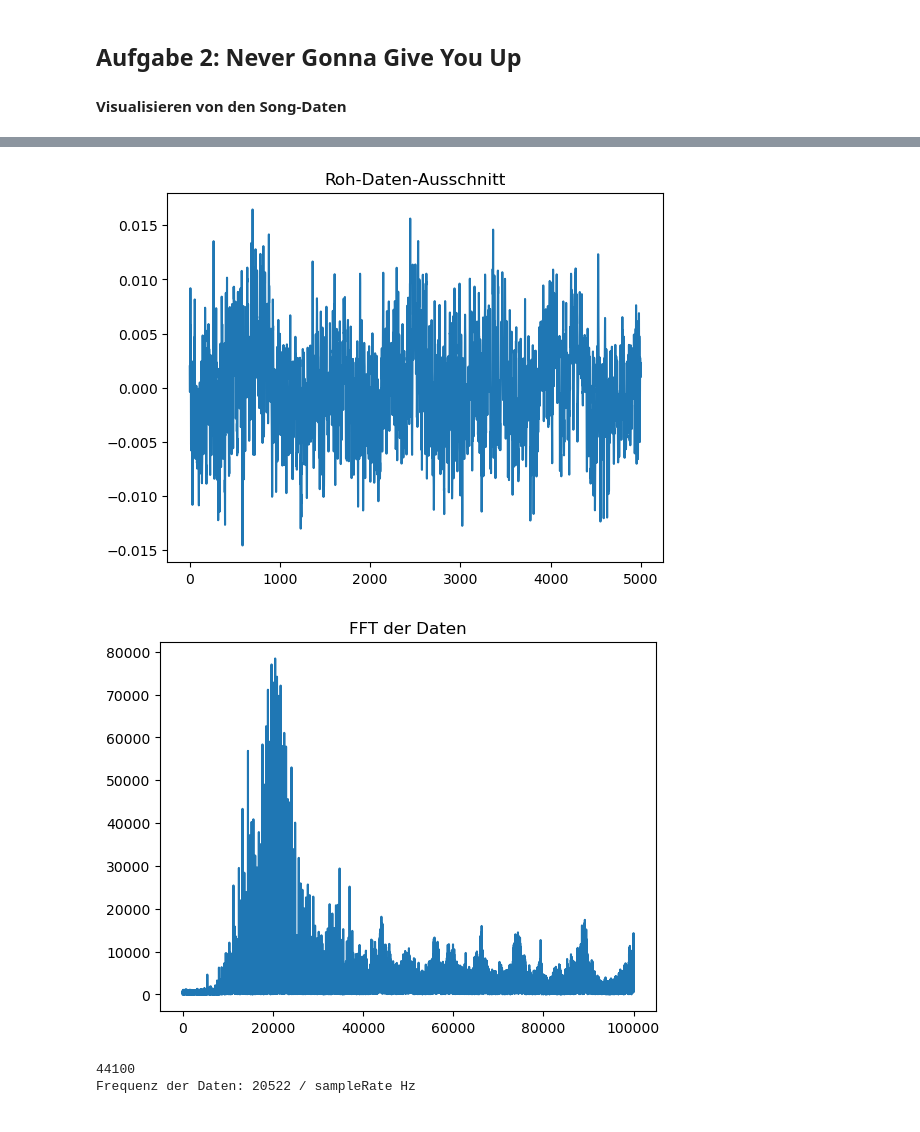
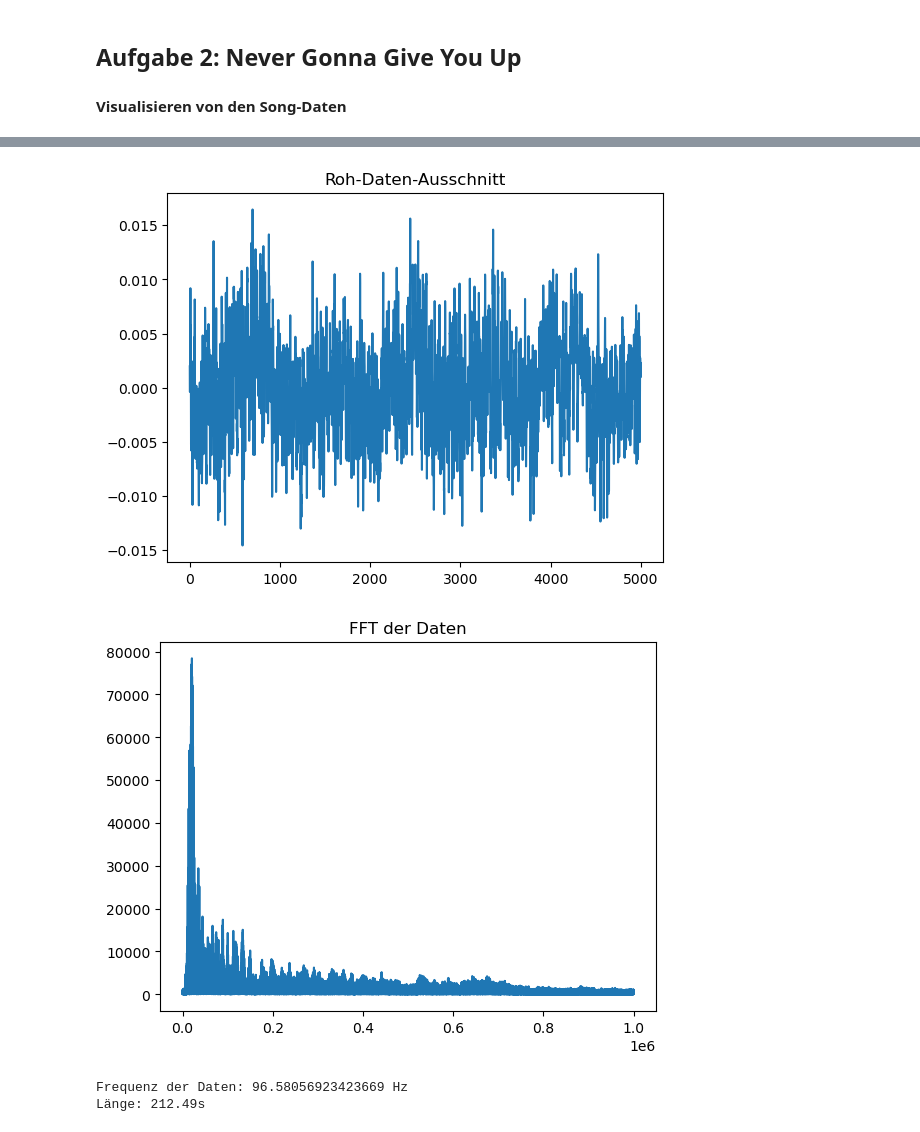
Before and after one commit to Atomarverseucht/AIN, a Jupyter notebook: 3/technische-grundlagen-der-kuenstlichen-intelligenz/versuch4/song.ipynb, the cells around one changed output, grey strips where cells are left out. Drawn from its saved outputs; the diff is of its cells as text; code cells hidden in the pictures.

```diff
--- a/3/technische-grundlagen-der-kuenstlichen-intelligenz/versuch4/song.ipynb
+++ b/3/technische-grundlagen-der-kuenstlichen-intelligenz/versuch4/song.ipynb
@@ -30,19 +69,20 @@ plt.show()
 # %%
 astley, fs = lr.load(f"{absPath}/Rick_Astley_Never_Gonna_Give_You_Up.wav", sr=None)
 plt.plot(astley)
 plt.title("Roh-Daten")
 plt.show()
 plt.plot(astley[10000:15000])
 plt.title("Roh-Daten-Ausschnitt")
 plt.show()
 fft = np.abs(np.fft.fft(astley))
-plt.plot(fft[0:100000])
+plt.plot(fft[0:1000000])
 plt.title("FFT der Daten")
 plt.show()
-print(f"Frequenz der Daten: {np.argmax(np.abs(fft[0:5000000]))} / sampleRate Hz")
+print(f"Frequenz der Daten: {np.argmax(np.abs(fft[:5000000])) * fs / fft.size} Hz")
+print(f"Länge: {astley.size / fs:0.2f}s")
 # %% [output]
 [figure]
 [figure]
-[figure, old version]
+[figure, new version]
-44100
-Frequenz der Daten: 20522 / sampleRate Hz
+Frequenz der Daten: 96.58056923423669 Hz
+Länge: 212.49s
```
Also changed, not shown: parts of 5 cells of this notebook.
